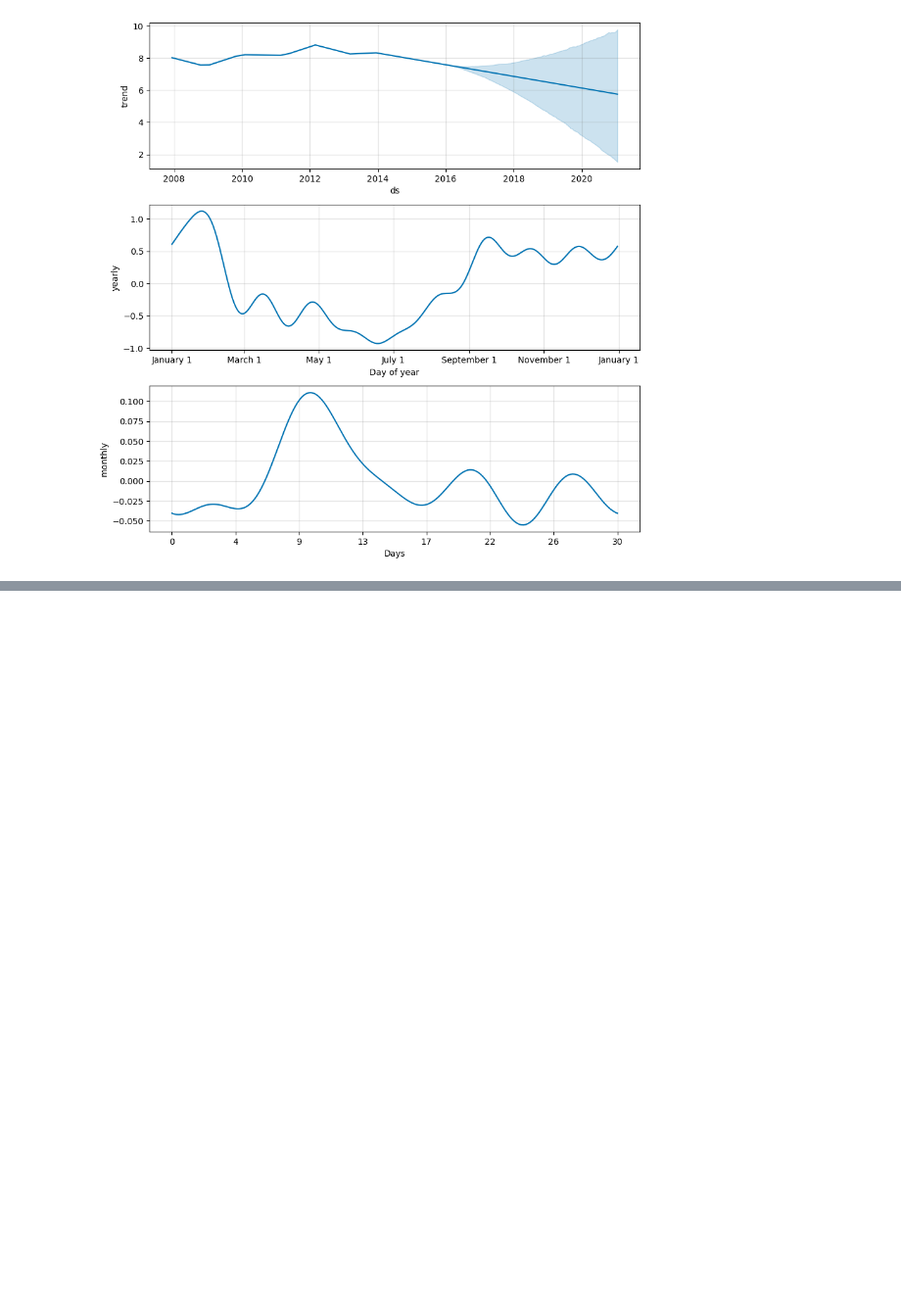
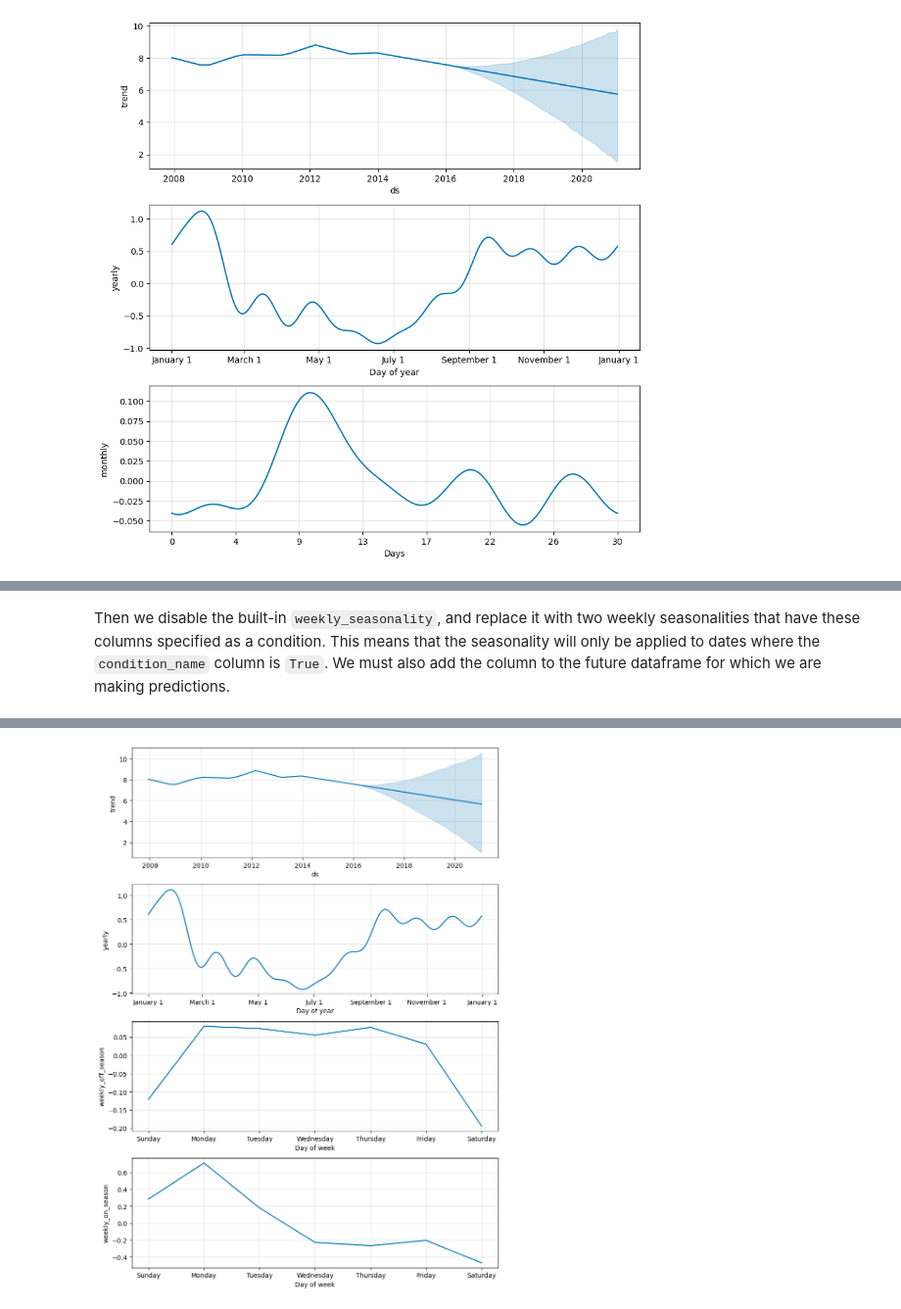
Before and after one commit to kdonavin/meta-prophet-guide, a Jupyter notebook: prophet.ipynb, the cells around one changed output, grey strips where cells are left out. Shown at 98% size. Cells and saved outputs as stored; diff of their text form; code cells hidden in the pictures; blank space fills up the shorter version.

Commit message:
seasonal overfitting

```diff
--- a/prophet.ipynb
+++ b/prophet.ipynb
@@ -385,0 +447,25 @@ fig = m.plot_components(forecast)
+# %%
+def is_nfl_season(ds):
+    date = pd.to_datetime(ds)
+    return (date.month > 8 or date.month < 2)
+
+man_df['on_season'] = man_df['ds'].apply(is_nfl_season)
+man_df['off_season'] = ~man_df['ds'].apply(is_nfl_season)
+# %% [markdown]
+Then we disable the built-in `weekly_seasonality`, and replace it with two weekly seasonalities that have these columns specified as a condition. This means that the seasonality will only be applied to dates where the `condition_name` column is `True`. We must also add the column to the future dataframe for which we are making predictions.
+# %%
+m = Prophet(weekly_seasonality=False)
+m.add_seasonality(name='weekly_on_season'
+                  , period=7
+                  , fourier_order=3
+                  , condition_name='on_season')
+m.add_seasonality(name='weekly_off_season'
+                  , period=7
+                  , fourier_order=3
+                  , condition_name='off_season')
+
+future['on_season'] = future['ds'].apply(is_nfl_season)
+future['off_season'] = ~future['ds'].apply(is_nfl_season)
+forecast = m.fit(man_df).predict(future)
+fig = m.plot_components(forecast)
+# %% [output]
@@ -385,0 +474 @@ fig = m.plot_components(forecast)
+[figure, added]
```
Also changed, not shown: parts of 11 cells of this notebook.
